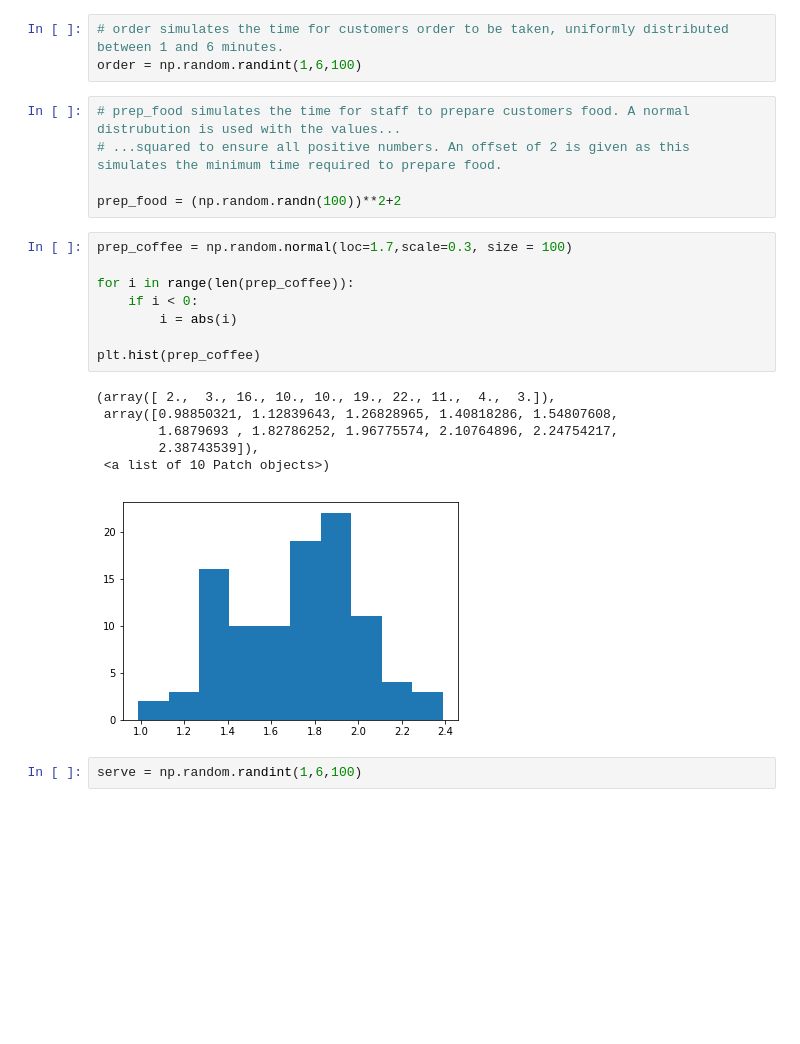
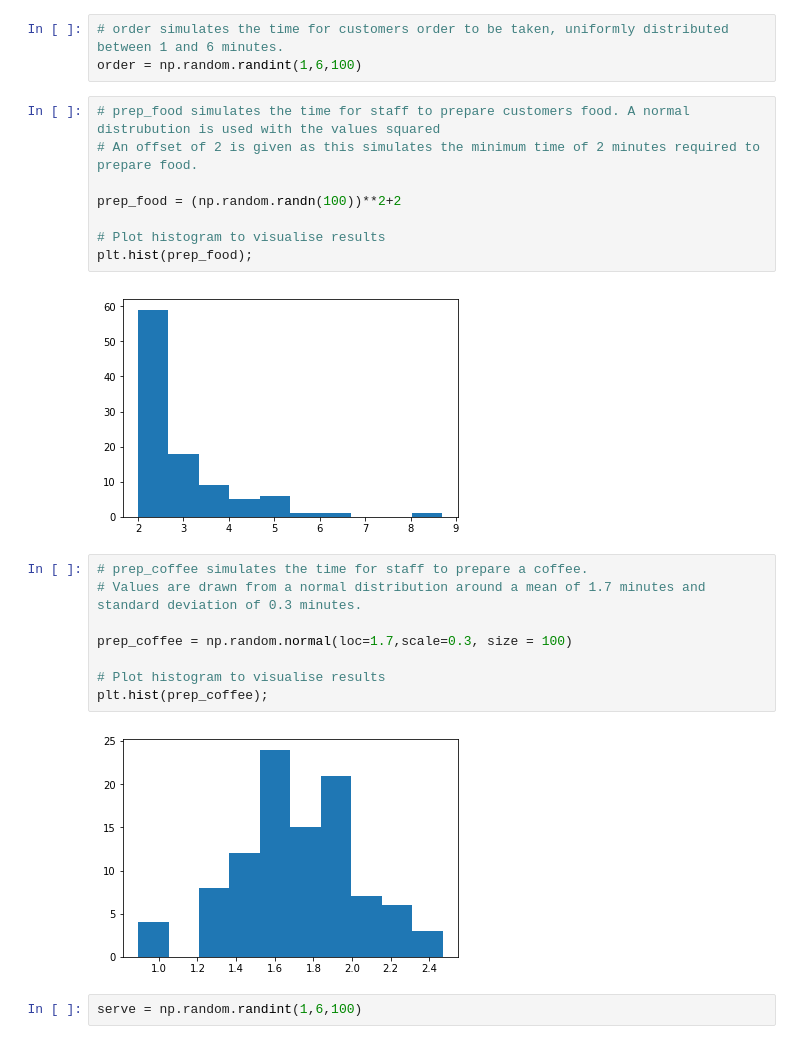
Before and after one commit to healyshane/project-fundamentals_of_data_analysis, a Jupyter notebook: Project.ipynb, the cells around one changed output. Saved outputs shown, nothing was run; the diff lists cells and outputs as text; blank space fills up the shorter version.

```diff
--- a/Project.ipynb
+++ b/Project.ipynb
@@ -88,25 +77,25 @@ waiting = np.random.randint(3,8,100)
 # order simulates the time for customers order to be taken, uniformly distributed between 1 and 6 minutes.
 order = np.random.randint(1,6,100)
 # %%
-# prep_food simulates the time for staff to prepare customers food. A normal distrubution is used with the values...
-# ...squared to ensure all positive numbers. An offset of 2 is given as this simulates the minimum time required to prepare food.
+# prep_food simulates the time for staff to prepare customers food. A normal distrubution is used with the values squared
+# An offset of 2 is given as this simulates the minimum time of 2 minutes required to prepare food.
 
 prep_food = (np.random.randn(100))**2+2
+
+# Plot histogram to visualise results
+plt.hist(prep_food);
+# %% [output]
+[figure, added]
-# %%
-prep_coffee = np.random.normal(loc=1.7,scale=0.3, size = 100)
-
-for i in range(len(prep_coffee)):
-    if i < 0:
-        i = abs(i)
-
-plt.hist(prep_coffee)
-# %% [output]
-(array([ 2.,  3., 16., 10., 10., 19., 22., 11.,  4.,  3.]),
- array([0.98850321, 1.12839643, 1.26828965, 1.40818286, 1.54807608,
-        1.6879693 , 1.82786252, 1.96775574, 2.10764896, 2.24754217,
-        2.38743539]),
- <a list of 10 Patch objects>)
-[figure, removed]
+# %%
+# prep_coffee simulates the time for staff to prepare a coffee.
+# Values are drawn from a normal distribution around a mean of 1.7 minutes and standard deviation of 0.3 minutes.
+
+prep_coffee = np.random.normal(loc=1.7,scale=0.3, size = 100)
+
+# Plot histogram to visualise results
+plt.hist(prep_coffee);
+# %% [output]
+[figure, added]
 # %%
 serve = np.random.randint(1,6,100)
 # %%
```
Also changed, not shown: parts of 34 cells of this notebook.
